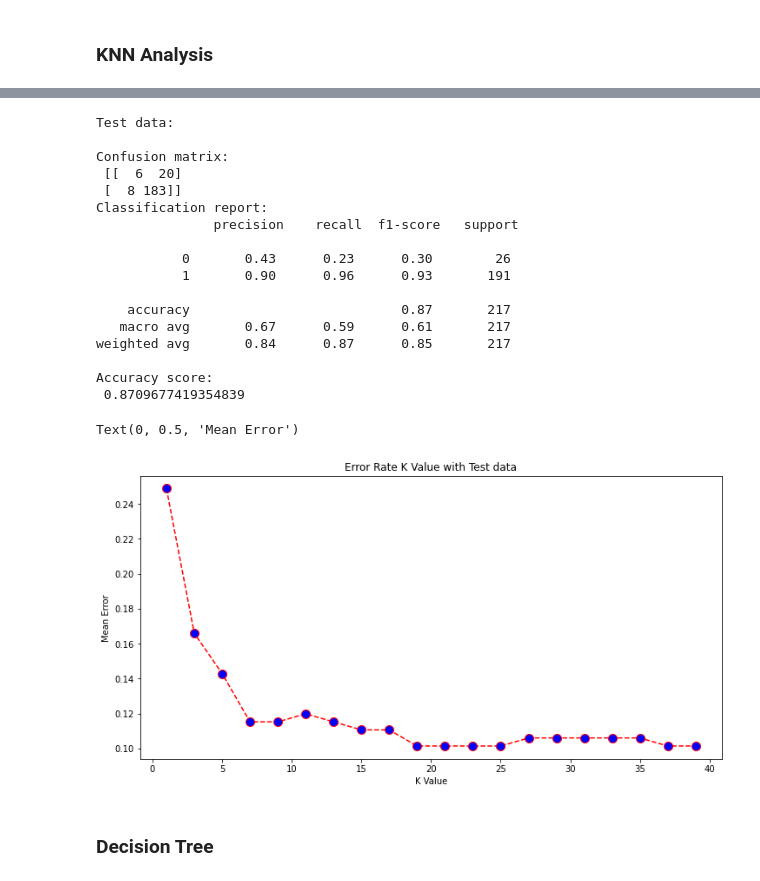
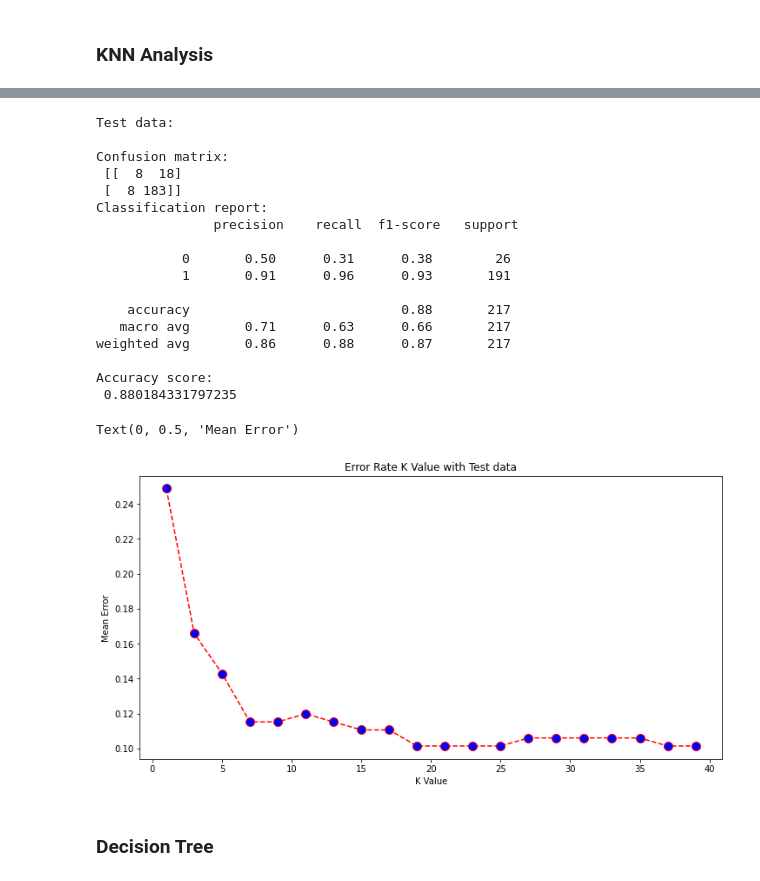
Before and after one commit to krishnapavanz/LarryOnBallots, a Jupyter notebook: models/baseline_analysis.ipynb, the cells around one changed output, grey strips where cells are left out. Cells and saved outputs as stored; diff of their text form; code cells hidden in the pictures.

```diff
--- a/models/baseline_analysis.ipynb
+++ b/models/baseline_analysis.ipynb
@@ -76,7 +80,7 @@ Columns in cleaned dataset:
 ## Development data
 print("\nDevelopment data: \n")
 # Normalizing data
-X_train_reg, X_dev_reg = sn.min_max_scaling(X_train, X_dev)
+X_train_reg, X_test_reg, X_dev_reg = sn.min_max_scaling(X_train, X_test, X_dev)
 
 # Training KNN Classifier
 classifier = KNeighborsClassifier(n_neighbors=5)
@@ -124,11 +128,9 @@ Text(0, 0.5, 'Mean Error')
 # %%
 ## Test data
 print("\nTest data: \n")
-# Normalizing data
-X_train_reg, X_test_reg = sn.min_max_scaling(X_train, X_test)
 
 # Training KNN Classifier
-classifier = KNeighborsClassifier(n_neighbors=5)
+classifier = KNeighborsClassifier(n_neighbors=10)
 classifier.fit(X_train_reg, y_train)
 
 # Testing with test data
@@ -136,41 +138,41 @@ y_test_pred = classifier.predict(X_test_reg)
 print("Confusion matrix: \n", confusion_matrix(y_test, y_test_pred))
 print("Classification report: \n",classification_report(y_test, y_test_pred))
 print("Accuracy score: \n",accuracy_score(y_test, y_test_pred))
 
 error = []
 # Calculating error for K values between 1 and 40
 for i in range(1, 40, 2):
     knn = KNeighborsClassifier(n_neighbors=i)
     knn.fit(X_train, y_train)
     pred_i_test = knn.predict(X_test)
     error.append(np.mean(pred_i_test != y_test))
 
 plt.figure(figsize=(12, 6))
 plt.plot(range(1, 40, 2), error, color='red', linestyle='dashed', marker='o',
          markerfacecolor='blue', markersize=10)
 plt.title('Error Rate K Value with Test data')
 plt.xlabel('K Value')
 plt.ylabel('Mean Error')
 # %% [output]
 Test data:
 
 Confusion matrix:
- [[  6  20]
+ [[  8  18]
  [  8 183]]
 Classification report:
                precision    recall  f1-score   support
 
-           0       0.43      0.23      0.30        26
-           1       0.90      0.96      0.93       191
+           0       0.50      0.31      0.38        26
+           1       0.91      0.96      0.93       191
 
-    accuracy                           0.87       217
-   macro avg       0.67      0.59      0.61       217
-weighted avg       0.84      0.87      0.85       217
+    accuracy                           0.88       217
+   macro avg       0.71      0.63      0.66       217
+weighted avg       0.86      0.88      0.87       217
 
 Accuracy score:
- 0.8709677419354839
+ 0.880184331797235
 Text(0, 0.5, 'Mean Error')
-[figure, old version]
+[figure, new version]
 # %% [markdown]
 ### Decision Tree
 # %%
```
Also changed, not shown: parts of 2 cells of this notebook.
